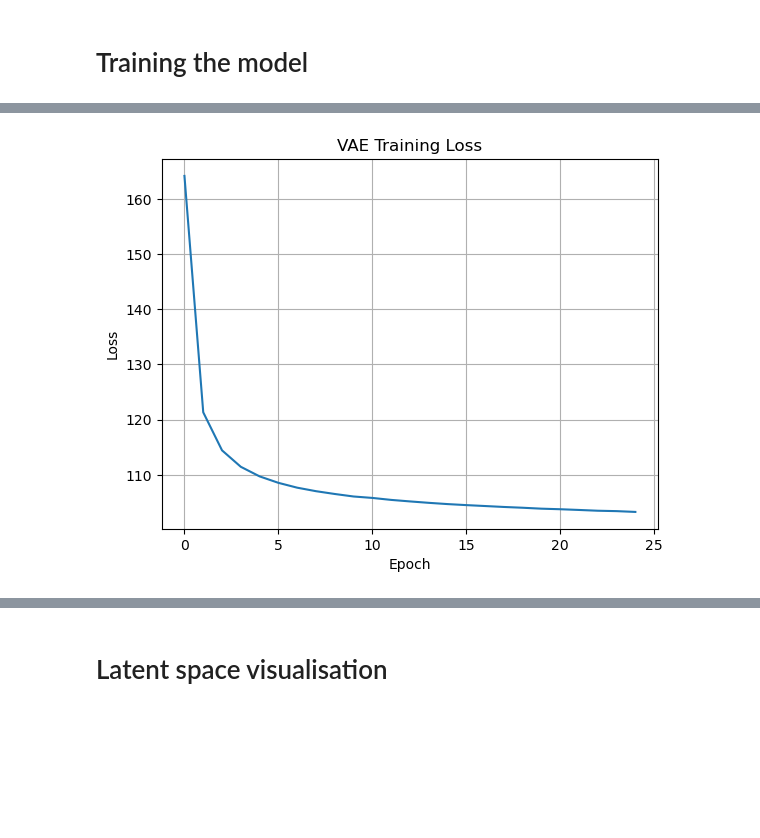
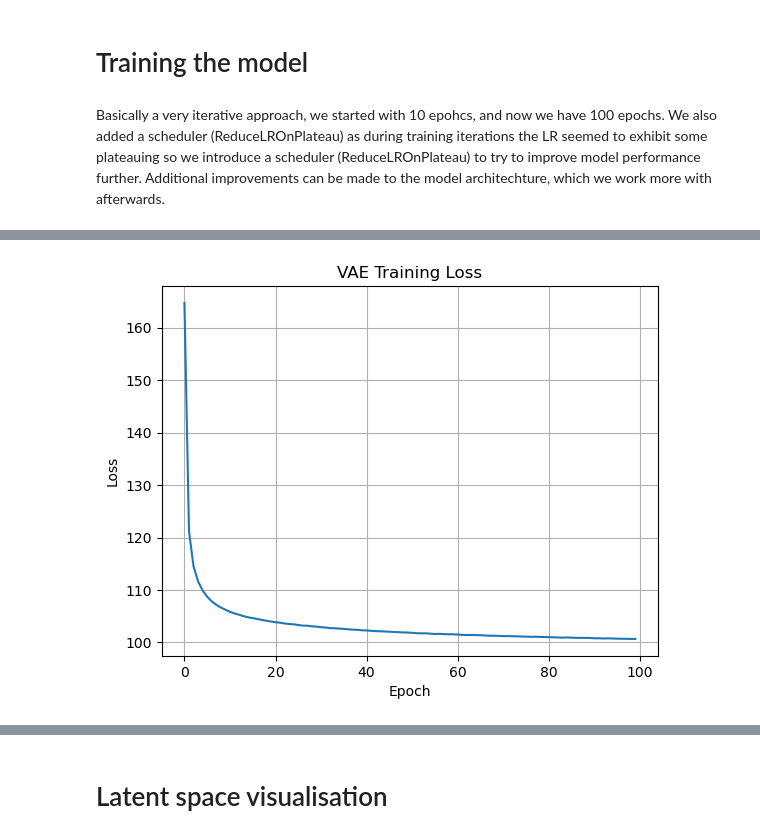
Before and after one commit to pyrysj/diffusion-models-project, a Jupyter notebook: VAE-notebook.ipynb, the cells around one changed output, grey strips where cells are left out. Cells and saved outputs as stored; diff of their text form; code cells hidden in the pictures; blank space fills up the shorter version.

```diff
--- a/VAE-notebook.ipynb
+++ b/VAE-notebook.ipynb
@@ -92,6 +92,8 @@ def loss_function(recon_x, x, mu, logvar):
     # KL divergence loss
     kl_loss = -0.5*torch.sum(1+logvar-mu.pow(2)-logvar.exp())
     return recon_loss + kl_loss
+# %% [markdown]
+Basically a very iterative approach, we started with 10 epohcs, and now we have 100 epochs. We also added a scheduler (ReduceLROnPlateau) as during training iterations the LR seemed to exhibit some plateauing so we introduce a scheduler (ReduceLROnPlateau) to try to improve model performance further. Additional improvements can be made to the model architechture, which we work more with afterwards.
 # %%
 epochs = 100
 learning_rate = 1e-3
@@ -126,7 +128,8 @@ for epoch in range(epochs):
     avg_loss = total_loss/len(train_loader.dataset)
     train_losses.append(avg_loss)
     scheduler.step(avg_loss)
-    print(f"Epoch {epoch+1}, Loss: {avg_loss:.4f}")
+    if epoch % 10 == 0:
+        print(f"Epoch {epoch+1}, Loss: {avg_loss:.4f}")
 
 plt.plot(train_losses)
 plt.title("VAE Training Loss")
@@ -155,4 +151,4 @@ Epoch 25, Loss: 103.3035
-[figure, old version]
+[figure, new version]
 # %%
 model.eval()
 
```
Also changed, not shown: parts of 16 cells of this notebook, 1 other file.
